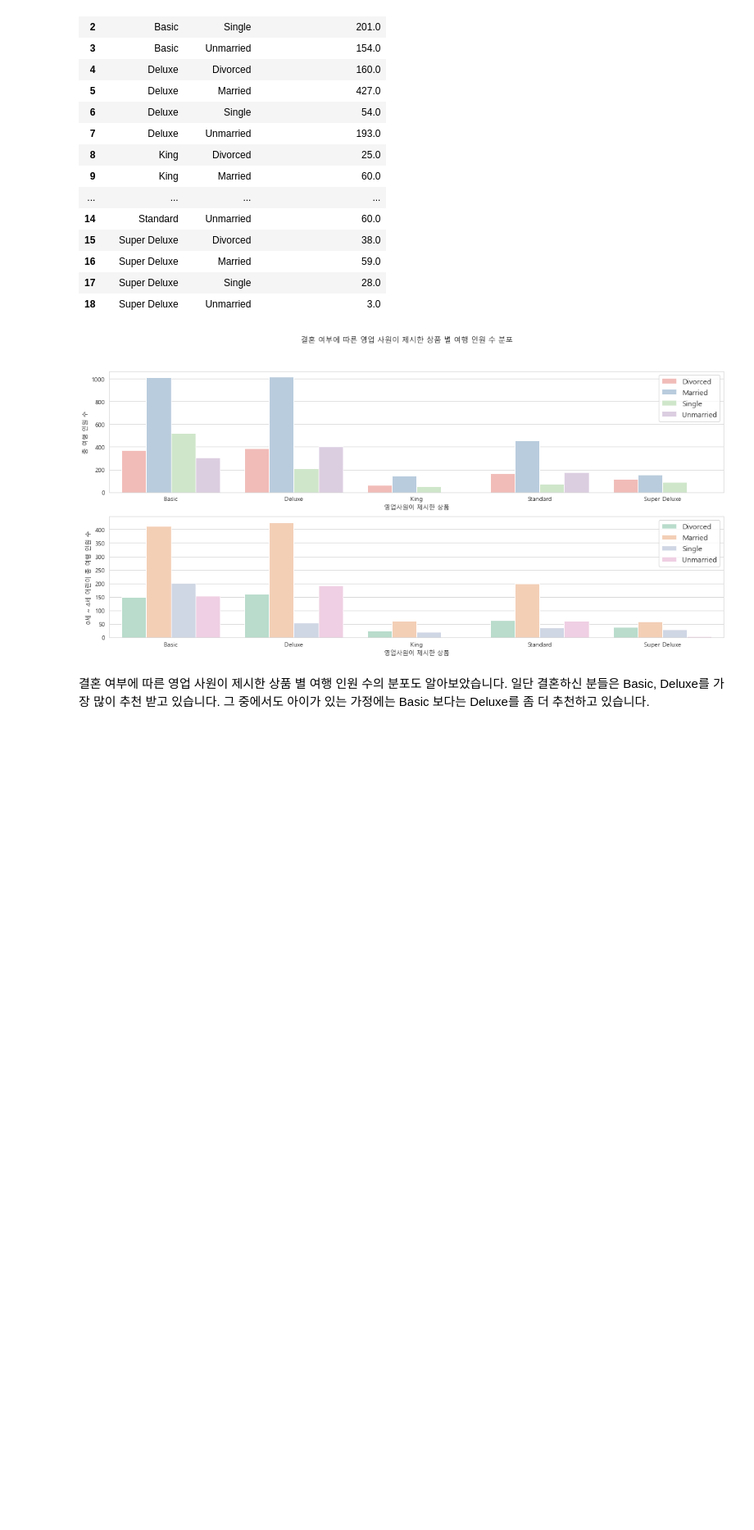
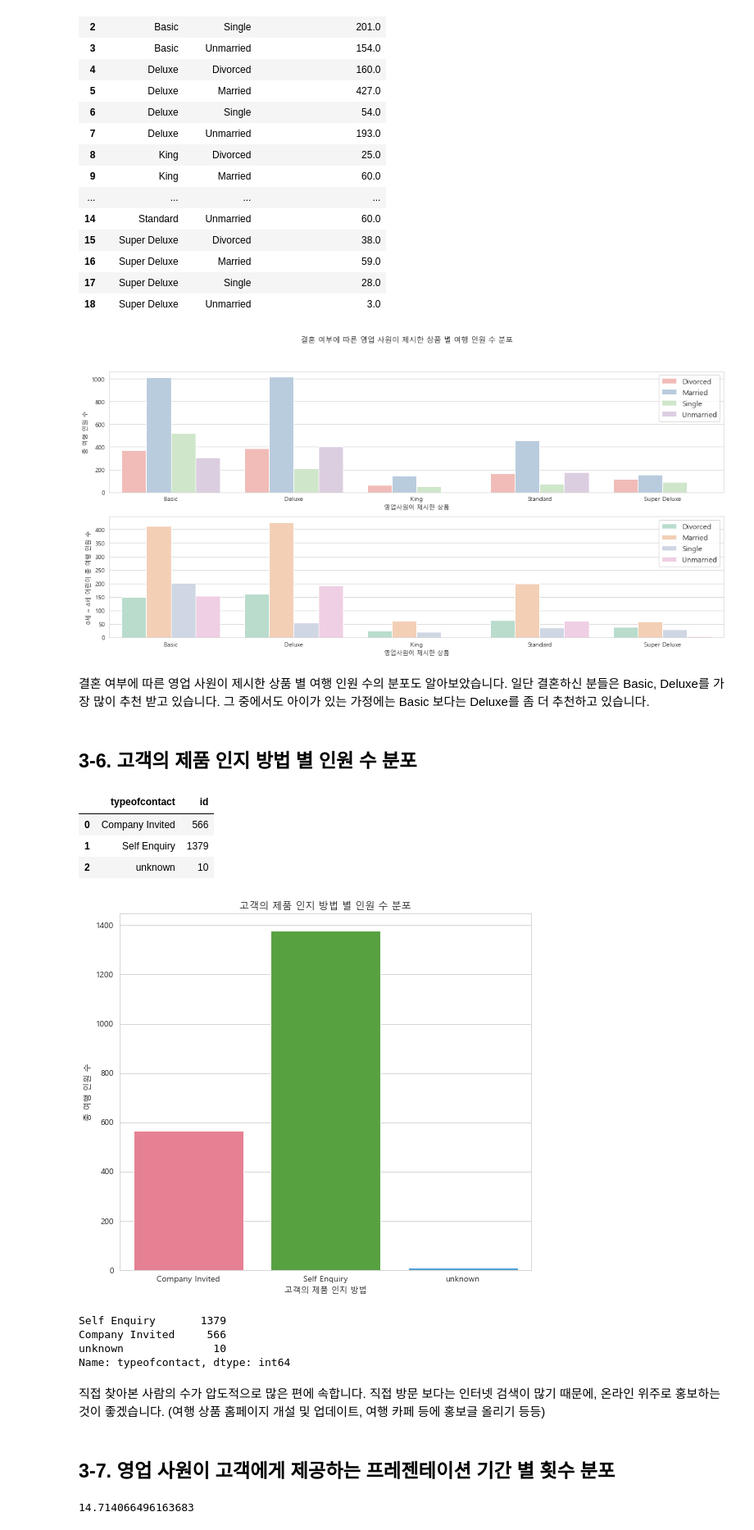
Before and after one commit to NohJeongKim/dacon-second-visualization, a Jupyter notebook: product.ipynb, the cells around one changed output. Shown at 82% size. Cells and saved outputs as stored; diff of their text form; code cells hidden in the pictures; blank space fills up the shorter version.

```diff
--- a/product.ipynb
+++ b/product.ipynb
@@ -560,3 +560,39 @@ fig.savefig("./images/결혼 여부에 따른 영업 사원이 제시한 상품
 [figure]
 # %% [markdown]
 결혼 여부에 따른 영업 사원이 제시한 상품 별 여행 인원 수의 분포도 알아보았습니다. 일단 결혼하신 분들은 Basic, Deluxe를 가장 많이 추천 받고 있습니다. 그 중에서도 아이가 있는 가정에는 Basic 보다는 Deluxe를 좀 더 추천하고 있습니다.
+# %% [markdown]
+## 3-6. 고객의 제품 인지 방법 별 인원 수 분포
+# %%
+df6=df_copy[["typeofcontact", "id"]].groupby(["typeofcontact"]).count().reset_index()
+df6
+# %% [output]
+|  | typeofcontact | id |
+| 0 | Company Invited | 566 |
+| 1 | Self Enquiry | 1379 |
+| 2 | unknown | 10 |
+# %%
+fig, ax= plt.subplots(figsize=(9,8))
+
+_=sns.barplot(data=df6, x="typeofcontact", y="id", palette="husl")
+_=plt.title("고객의 제품 인지 방법 별 인원 수 분포")
+_=plt.ylabel("총 여행 인원 수")
+_=plt.xlabel("고객의 제품 인지 방법")
+fig.savefig("./images/고객의 제품 인지 방법 별 인원 수 분포.png", dpi=200, facecolor="#E6E9EE")
+# %% [output]
+[figure, added]
+# %%
+df_copy["typeofcontact"].value_counts()
+# %% [output]
+Self Enquiry       1379
+Company Invited     566
+unknown              10
+Name: typeofcontact, dtype: int64
+# %% [markdown]
+직접 찾아본 사람의 수가 압도적으로 많은 편에 속합니다. 직접 방문 보다는 인터넷 검색이 많기 때문에, 온라인 위주로 홍보하는 것이 좋겠습니다. (여행 상품 홈페이지 개설 및 업데이트, 여행 카페 등에 홍보글 올리기 등등)
+# %% [markdown]
+## 3-7. 영업 사원이 고객에게 제공하는 프레젠테이션 기간 별 횟수 분포
+# %%
+mean_duration=df_copy["durationofpitch"].mean()
+mean_duration
+# %% [output]
+14.714066496163683
```
Also changed, not shown: parts of 2 cells of this notebook, 3 other files.
